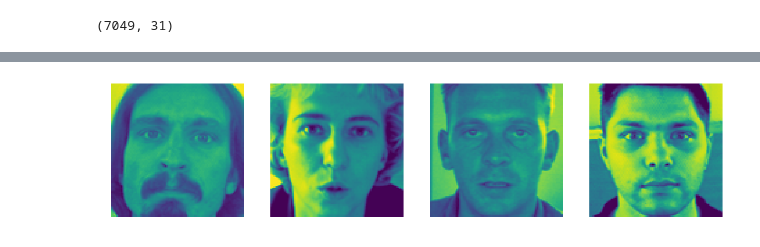
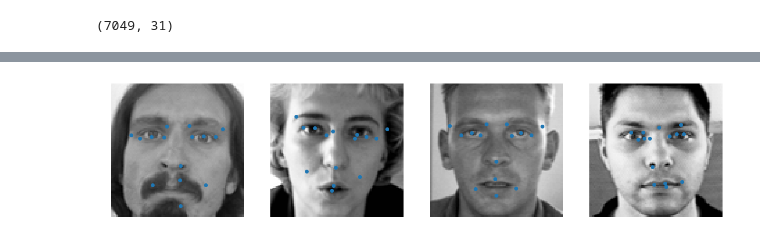
Before and after one commit to RenatoBMLR/Facial_Keypoints_Detection, a Jupyter notebook: Facial_keypoints_detection.ipynb, the cells around one changed output, grey strips where cells are left out. Cells and saved outputs as stored; diff of their text form; code cells hidden in the pictures.

Commit message:
created fucntions to process data and plot points in each face

```diff
--- a/Facial_keypoints_detection.ipynb
+++ b/Facial_keypoints_detection.ipynb
@@ -14,5 +15,5 @@ import pandas as pd
 # %%
-path2data = '/home/r120084/Kraggle/Facial_Keypoints_Detection/data/'
+path2data = '/home/r120084/data/'
 # %%
 df_train = pd.read_csv(path2data + 'train/training.csv')
 df_test = pd.read_csv(path2data + 'test/test.csv')
@@ -49,3 +44,31 @@ def normalize_image(im):
+# %%
+def get_image(x):
+    x = np.fromstring(x, sep = ' ')
+    return x
+
+def drop_nan(df):
+    return df.dropna()
+
+def get_X(df):
+
+    X = np.vstack(df['Image'].values) / 255.  # scale pixel values to [0, 1]
+    X = X.astype(np.float32)
+    X = X.reshape(-1, 96, 96, 1) # return each images as 96 x 96 x 1
+    return X
+
+def get_train_target(df, X):
+
+    y = df[df.columns[:-1]].values
+    y = (y - 48) / 48  # scale target coordinates to [-1, 1]
+    X, y = shuffle(X, y, random_state=42)  # shuffle train data
+    y = y.astype(np.float32)
+    return [y, X]
+
+def get_test_target():
+    y = None
+    return y
 # %%
 df_train = drop_nan(df_train)
 df_train['Image'] = df_train['Image'].apply(lambda im: get_image(im))
+X_train = get_X(df_train)
+y_train, X_train = get_train_target(df_train, X_train)
@@ -68,9 +75,11 @@ array([[ 0.93333333,  0.9254902 ,  0.92941176, ...,  0.98039216,
 # %%
 plt.figure(figsize=(20,5))
 for i in range(0, 4):
     plt.subplot(1,4,i+1)
-    img = df_train['Image'].iloc[i]
-    plt.imshow(img)
+    img = np.squeeze(X[i])
+    cordinates = y_train[i]* 48 + 48
+    plt.imshow(img, cmap = 'gray')
+    plt.plot(cordinates[::2], cordinates[1::2], 'o')
     plt.axis('off')
 # %% [output]
-[figure, old version]
+[figure, new version]
```
Also changed, not shown: parts of 5 cells of this notebook.
